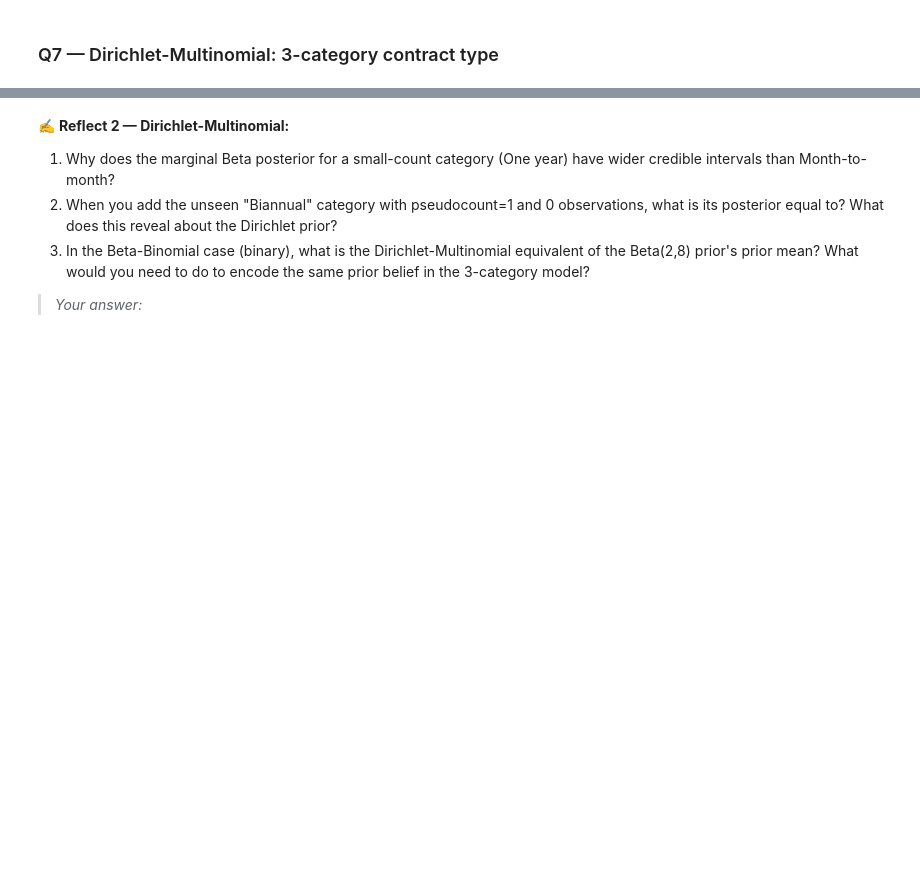
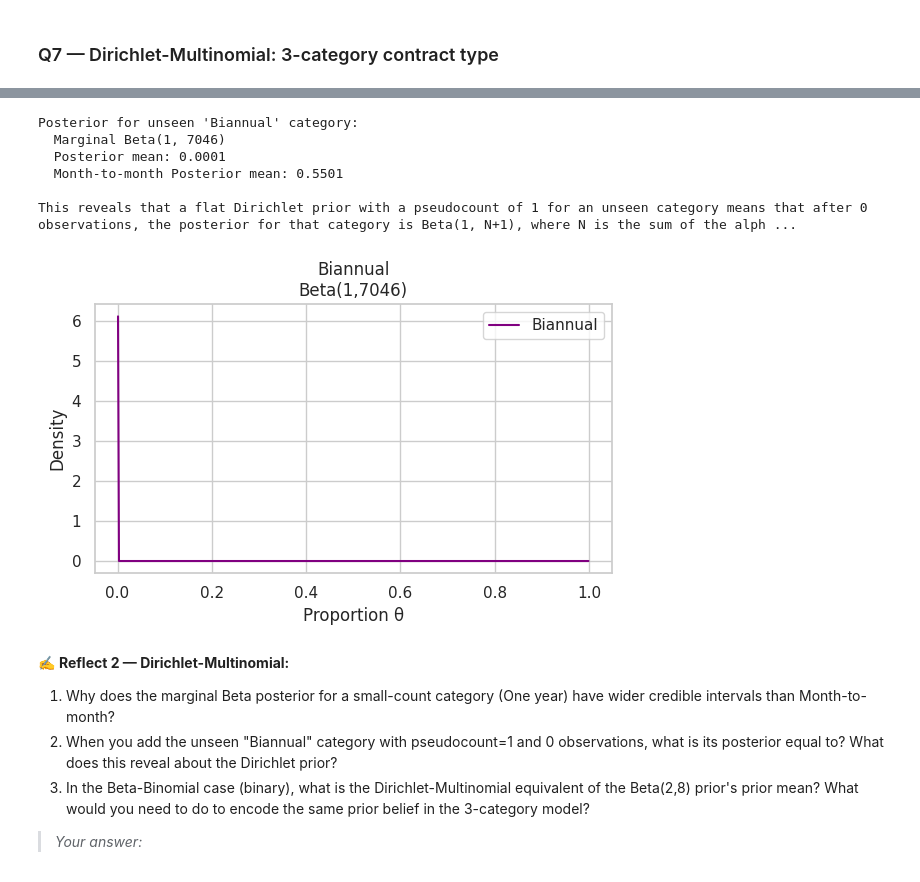
Before and after one commit to CodexAarogya/Fusemachines-Assignments, a Jupyter notebook: week-6/Assignment/W6_Probabilistic_Models_Assignment.ipynb, the cells around one changed output, grey strips where cells are left out. Saved outputs shown, nothing was run; the diff lists cells and outputs as text; code cells hidden in the pictures; blank space fills up the shorter version.

```diff
--- a/week-6/Assignment/W6_Probabilistic_Models_Assignment.ipynb
+++ b/week-6/Assignment/W6_Probabilistic_Models_Assignment.ipynb
@@ -416,14 +433,47 @@ plt.tight_layout(); plt.show()
 # %%
 # Unseen category: add "Biannual" with pseudocount = 1 (no observations)
 # YOUR CODE HERE
 # Show the marginal posterior for the new category
 # Explain what this tells you about how Dirichlet handles unseen categories
 
-new_alpha_4cat = None   # append pseudocount 1 to posterior_alpha
-raise NotImplementedError("Add 4th category with pseudocount=1 and compute its marginal posterior")
+new_categories = categories + ['Biannual']
+new_prior_alpha = np.array([1.0, 1.0, 1.0, 1.0])
+new_counts = np.append(counts, 0) # 0 observations for 'Biannual'
+
+new_alpha_4cat = new_prior_alpha + new_counts   # append pseudocount 1 to posterior_alpha
+# raise NotImplementedError("Add 4th category with pseudocount=1 and compute its marginal posterior")
+
+# Calculate marginal Beta posterior for 'Biannual' (a_j, b_j)
+bian_a_j = new_alpha_4cat[-1] # alpha for Biannual
+bian_b_j = new_alpha_4cat.sum() - bian_a_j # beta for Biannual
 
 print("Posterior for unseen 'Biannual' category:")
-# Print its posterior mean and compare to a category with many observations
+print(f"  Marginal Beta({bian_a_j:.0f}, {bian_b_j:.0f})")
+print(f"  Posterior mean: {bian_a_j / new_alpha_4cat.sum():.4f}")
+
+# Compare to a category with many observations (e.g., Month-to-month)
+m2m_a_j = posterior_alpha[0]
+m2m_b_j = posterior_alpha.sum() - m2m_a_j
+print(f"  Month-to-month Posterior mean: {m2m_a_j / posterior_alpha.sum():.4f}")
+
+print("\nThis reveals that a flat Dirichlet prior with a pseudocount of 1 for an unseen category means that after 0 observations, the posterior for that category is Beta(1, N+1), where N is the sum of the alpha parameters of other categories. The posterior mean reflects the prior belief without any data influencing it, making it small and uncertain compared to observed categories.")
+
+# Plot marginal Beta posterior for 'Biannual'
+fig, ax = plt.subplots(figsize=(6, 4))
+ax.plot(theta_r, beta_dist.pdf(theta_r, bian_a_j, bian_b_j), color='purple', label='Biannual')
+ax.set_title(f'Biannual\nBeta({bian_a_j:.0f},{bian_b_j:.0f})')
+ax.set_xlabel('Proportion θ')
+ax.set_ylabel('Density')
+plt.legend()
+plt.tight_layout(); plt.show()
+# %% [output]
+Posterior for unseen 'Biannual' category:
+  Marginal Beta(1, 7046)
+  Posterior mean: 0.0001
+  Month-to-month Posterior mean: 0.5501
+
+This reveals that a flat Dirichlet prior with a pseudocount of 1 for an unseen category means that after 0 observations, the posterior for that category is Beta(1, N+1), where N is the sum of the alph ...
+[figure, added]
 # %% [markdown]
 ✍️ **Reflect 2 — Dirichlet-Multinomial:**
 
```
Also changed, not shown: parts of 21 cells of this notebook.
